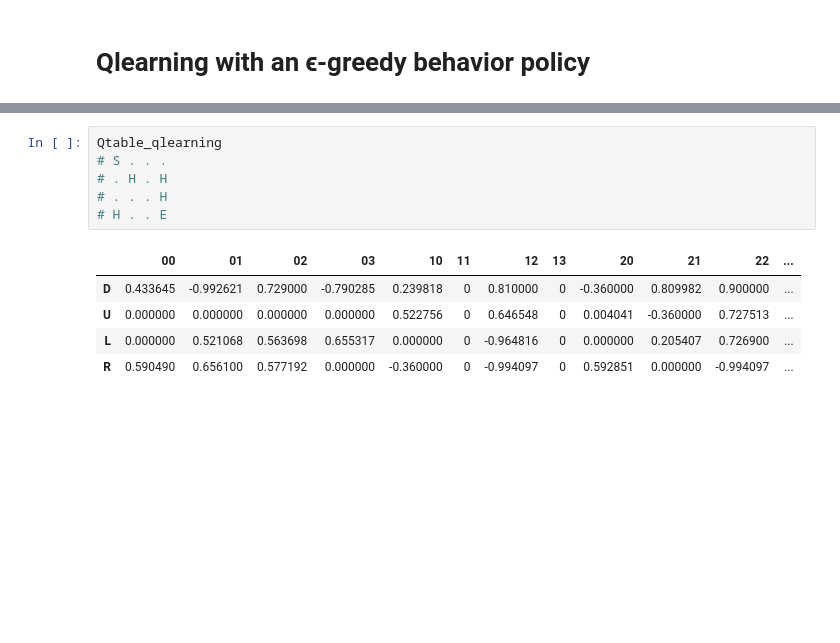
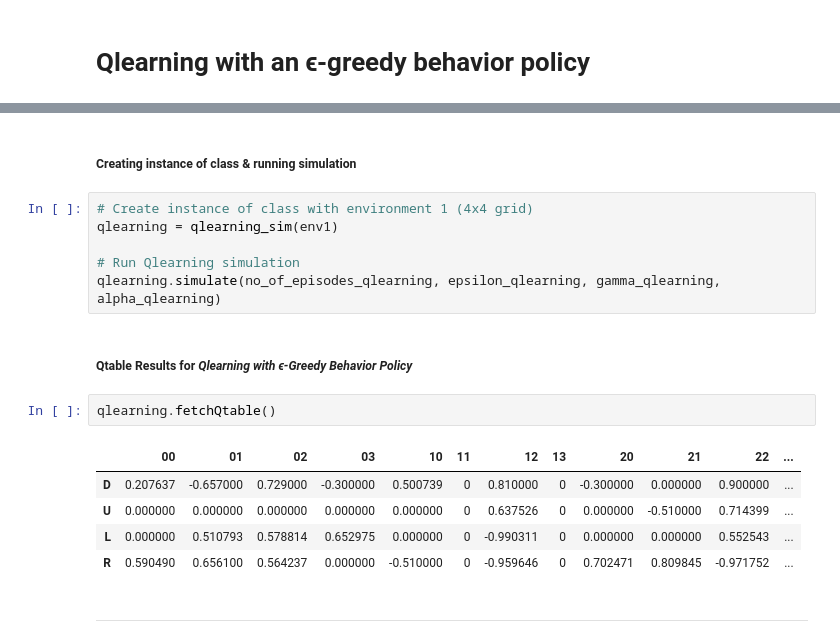
Before and after one commit to moses1998lee/Git, a Jupyter notebook: ME5406 Project 1/01032023 Project 1.ipynb, the cells around one changed output, grey strips where cells are left out. Saved outputs shown, nothing was run; the diff lists cells and outputs as text; blank space fills up the shorter version.

```diff
--- a/ME5406 Project 1/01032023 Project 1.ipynb
+++ b/ME5406 Project 1/01032023 Project 1.ipynb
@@ -630,12 +635,20 @@ Main Action: R
-# %%
-Qtable_qlearning
-# S . . .
-# . H . H
-# . . . H
-# H . . E
-# %% [output]
-|  | 00 | 01 | 02 | 03 | 10 | 11 | 12 | 13 | 20 | 21 | 22 | ... |
-| D | 0.433645 | -0.992621 | 0.729000 | -0.790285 | 0.239818 | 0 | 0.810000 | 0 | -0.360000 | 0.809982 | 0.900000 | ... |
-| U | 0.000000 | 0.000000 | 0.000000 | 0.000000 | 0.522756 | 0 | 0.646548 | 0 | 0.004041 | -0.360000 | 0.727513 | ... |
-| L | 0.000000 | 0.521068 | 0.563698 | 0.655317 | 0.000000 | 0 | -0.964816 | 0 | 0.000000 | 0.205407 | 0.726900 | ... |
-| R | 0.590490 | 0.656100 | 0.577192 | 0.000000 | -0.360000 | 0 | -0.994097 | 0 | 0.592851 | 0.000000 | -0.994097 | ... |
+# %% [markdown]
+#####  Creating instance of class & running simulation
+# %%
+# Create instance of class with environment 1 (4x4 grid)
+qlearning = qlearning_sim(env1)
+
+# Run Qlearning simulation
+qlearning.simulate(no_of_episodes_qlearning, epsilon_qlearning, gamma_qlearning, alpha_qlearning)
+# %% [markdown]
+#####  Qtable Results for *Qlearning with ϵ-Greedy Behavior Policy*
+# %%
+qlearning.fetchQtable()
+# %% [output]
+|  | 00 | 01 | 02 | 03 | 10 | 11 | 12 | 13 | 20 | 21 | 22 | ... |
+| D | 0.207637 | -0.657000 | 0.729000 | -0.300000 | 0.500739 | 0 | 0.810000 | 0 | -0.300000 | 0.000000 | 0.900000 | ... |
+| U | 0.000000 | 0.000000 | 0.000000 | 0.000000 | 0.000000 | 0 | 0.637526 | 0 | 0.000000 | -0.510000 | 0.714399 | ... |
+| L | 0.000000 | 0.510793 | 0.578814 | 0.652975 | 0.000000 | 0 | -0.990311 | 0 | 0.000000 | 0.000000 | 0.552543 | ... |
+| R | 0.590490 | 0.656100 | 0.564237 | 0.000000 | -0.510000 | 0 | -0.959646 | 0 | 0.702471 | 0.809845 | -0.971752 | ... |
+# %% [markdown]
+_______________________________________________________________________________________________________________________________
```
Also changed, not shown: parts of 24 cells of this notebook, 1 other file.
